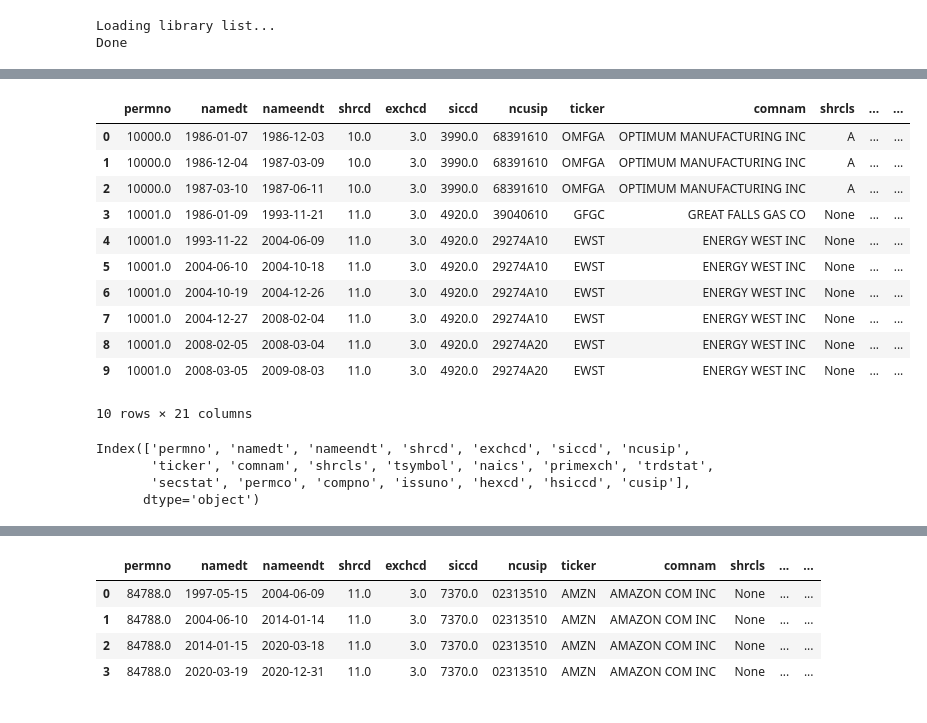
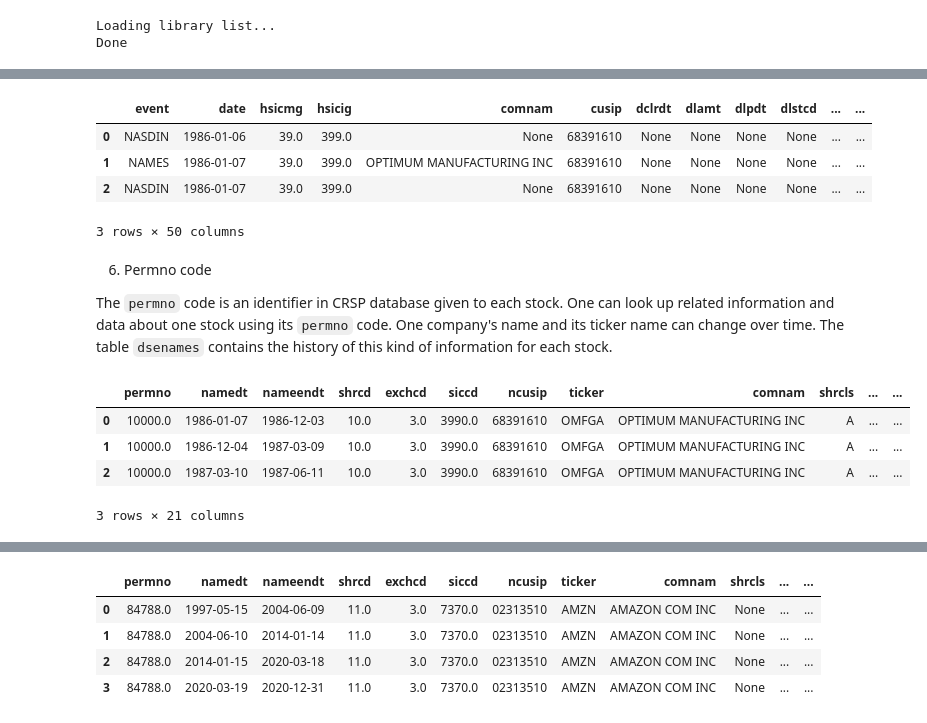
Before and after one commit to ChengLuFred/Portfolio-Selection-via-TBN, a Jupyter notebook: codes/experiment/WRDS_database.ipynb, the cells around one changed output, grey strips where cells are left out. Cells and saved outputs as stored; diff of their text form; code cells hidden in the pictures.

Commit message:
submission to INFORMS

```diff
--- a/codes/experiment/WRDS_database.ipynb
+++ b/codes/experiment/WRDS_database.ipynb
@@ -18,7 +19,7 @@ import wrds
 
 In connection function ``wrds_username`` is the login username on WRDS website. The password will be prompted on the first excution. By running `create_pgpass_file()`, the input of password can be skipped for next time.
 # %%
-conn = wrds.Connection(wrds_username='zhiyucao')
+conn = wrds.Connection(wrds_username='chenglu')
 # %% [output]
 Loading library list...
 Done
@@ -64,23 +102,22 @@ A sample description of the sub-table is listed here. More details can be found
+# %%
+data = conn.get_table(library='crsp', table='dse', obs=3)
+data
+# %% [output]
+|  | event | date | hsicmg | hsicig | comnam | cusip | dclrdt | dlamt | dlpdt | dlstcd | ... | ... |
+| 0 | NASDIN | 1986-01-06 | 39.0 | 399.0 | None | 68391610 | None | None | None | None | ... | ... |
+| 1 | NAMES | 1986-01-07 | 39.0 | 399.0 | OPTIMUM MANUFACTURING INC | 68391610 | None | None | None | None | ... | ... |
+| 2 | NASDIN | 1986-01-07 | 39.0 | 399.0 | None | 68391610 | None | None | None | None | ... | ... |
+3 rows × 50 columns
+# %% [markdown]
+6. Permno code
+
+The `permno` code is an identifier in CRSP database given to each stock. One can look up related information and data about one stock using its `permno` code. One company's name and its ticker name can change over time. The table `dsenames` contains the history of this kind of information for each stock.
 # %%
-data = conn.get_table(library='crsp', table='dsenames', obs=10)
-data
+data = conn.get_table(library='crsp', table='dsenames', obs=3)
+data.head()
 # %% [output]
 |  | permno | namedt | nameendt | shrcd | exchcd | siccd | ncusip | ticker | comnam | shrcls | ... | ... |
 | 0 | 10000.0 | 1986-01-07 | 1986-12-03 | 10.0 | 3.0 | 3990.0 | 68391610 | OMFGA | OPTIMUM MANUFACTURING INC | A | ... | ... |
 | 1 | 10000.0 | 1986-12-04 | 1987-03-09 | 10.0 | 3.0 | 3990.0 | 68391610 | OMFGA | OPTIMUM MANUFACTURING INC | A | ... | ... |
 | 2 | 10000.0 | 1987-03-10 | 1987-06-11 | 10.0 | 3.0 | 3990.0 | 68391610 | OMFGA | OPTIMUM MANUFACTURING INC | A | ... | ... |
-| 3 | 10001.0 | 1986-01-09 | 1993-11-21 | 11.0 | 3.0 | 4920.0 | 39040610 | GFGC | GREAT FALLS GAS CO | None | ... | ... |
-| 4 | 10001.0 | 1993-11-22 | 2004-06-09 | 11.0 | 3.0 | 4920.0 | 29274A10 | EWST | ENERGY WEST INC | None | ... | ... |
-| 5 | 10001.0 | 2004-06-10 | 2004-10-18 | 11.0 | 3.0 | 4920.0 | 29274A10 | EWST | ENERGY WEST INC | None | ... | ... |
-| 6 | 10001.0 | 2004-10-19 | 2004-12-26 | 11.0 | 3.0 | 4920.0 | 29274A10 | EWST | ENERGY WEST INC | None | ... | ... |
-| 7 | 10001.0 | 2004-12-27 | 2008-02-04 | 11.0 | 3.0 | 4920.0 | 29274A10 | EWST | ENERGY WEST INC | None | ... | ... |
-| 8 | 10001.0 | 2008-02-05 | 2008-03-04 | 11.0 | 3.0 | 4920.0 | 29274A20 | EWST | ENERGY WEST INC | None | ... | ... |
-| 9 | 10001.0 | 2008-03-05 | 2009-08-03 | 11.0 | 3.0 | 4920.0 | 29274A20 | EWST | ENERGY WEST INC | None | ... | ... |
-10 rows × 21 columns
+3 rows × 21 columns
-# %%
-data.columns
-# %% [output]
-Index(['permno', 'namedt', 'nameendt', 'shrcd', 'exchcd', 'siccd', 'ncusip',
-       'ticker', 'comnam', 'shrcls', 'tsymbol', 'naics', 'primexch', 'trdstat',
-       'secstat', 'permco', 'compno', 'issuno', 'hexcd', 'hsiccd', 'cusip'],
-      dtype='object')
```
Also changed, not shown: parts of 26 cells of this notebook, 23 other files.
